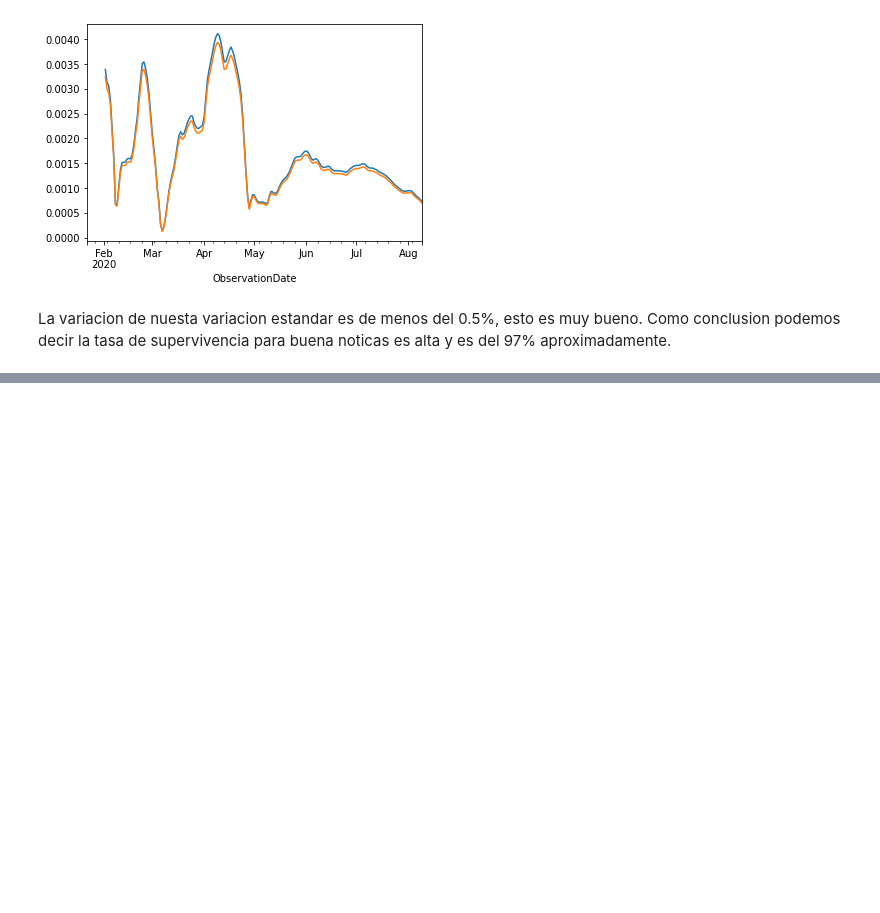
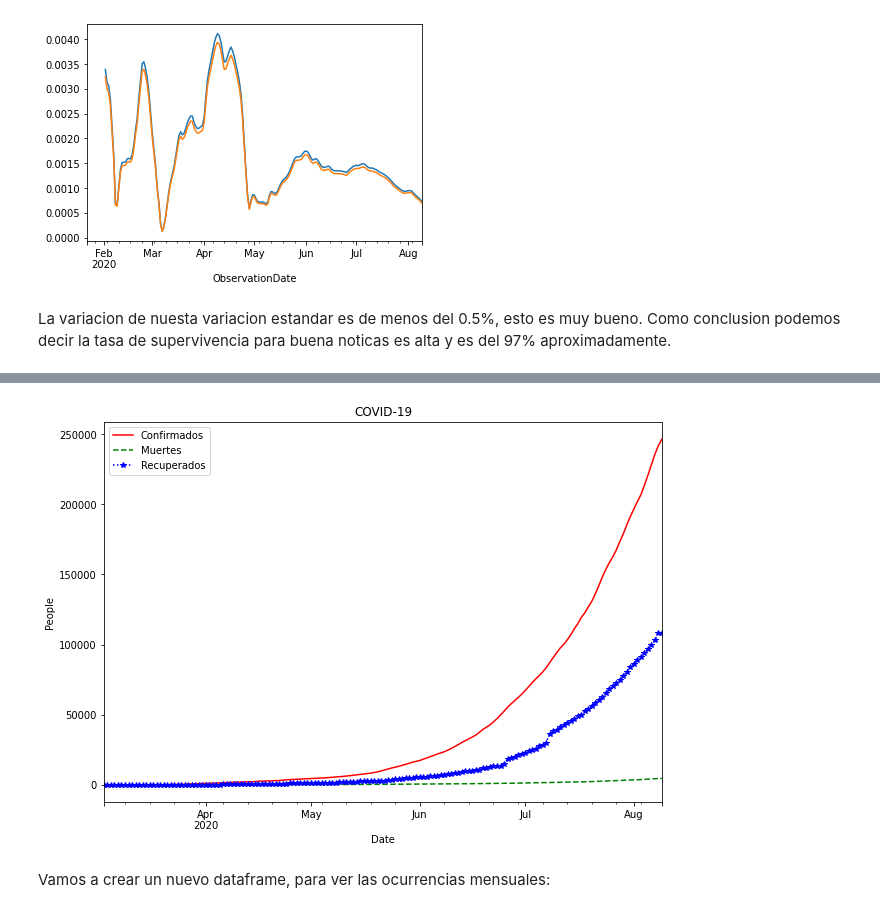
Before and after one commit to francomanca93/analisis-de-datos, a Jupyter notebook: 3-Aplicando-pandas/17_Series_de_tiempo_y_visualizacioes.ipynb, the cells around one changed output, grey strips where cells are left out. Cells and saved outputs as stored; diff of their text form; code cells hidden in the pictures; blank space fills up the shorter version.

```diff
--- a/3-Aplicando-pandas/17_Series_de_tiempo_y_visualizacioes.ipynb
+++ b/3-Aplicando-pandas/17_Series_de_tiempo_y_visualizacioes.ipynb
@@ -627,0 +707,12 @@ La variacion de nuesta variacion estandar es de menos del 0.5%, esto es muy buen
+# %%
+ax = df_argentina.plot(figsize = (10,7), title='COVID-19',
+                  legend = False,
+                  style = ['r-', 'g--', 'b:*'])
+ax.legend(['Confirmados', 'Muertes', 'Recuperados'])
+plt.xlabel('Date')
+plt.ylabel('People')
+plt.show()
+# %% [output]
+[figure, added]
+# %% [markdown]
+Vamos a crear un nuevo dataframe, para ver las ocurrencias mensuales:
```
Also changed, not shown: parts of 28 cells of this notebook.
